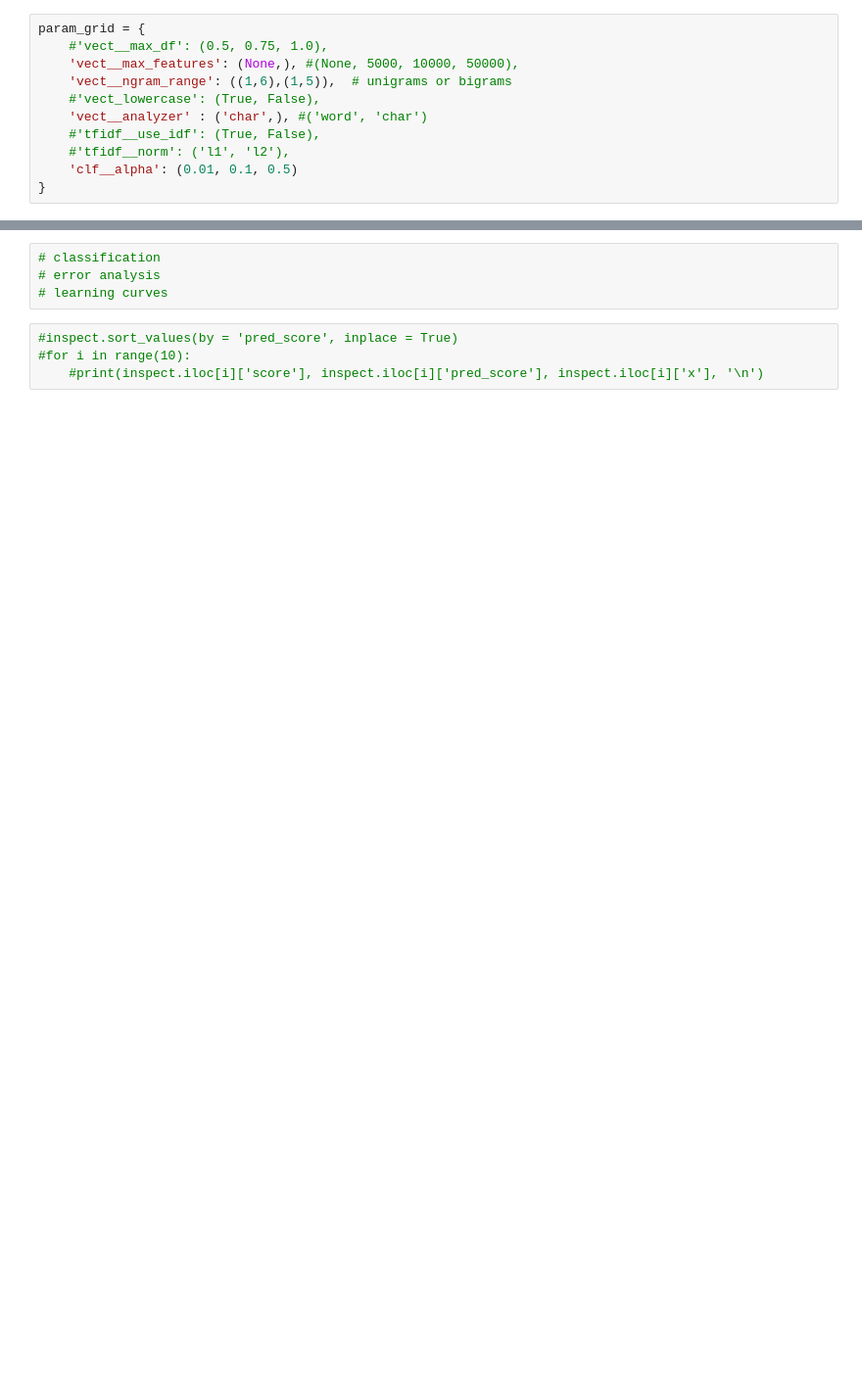
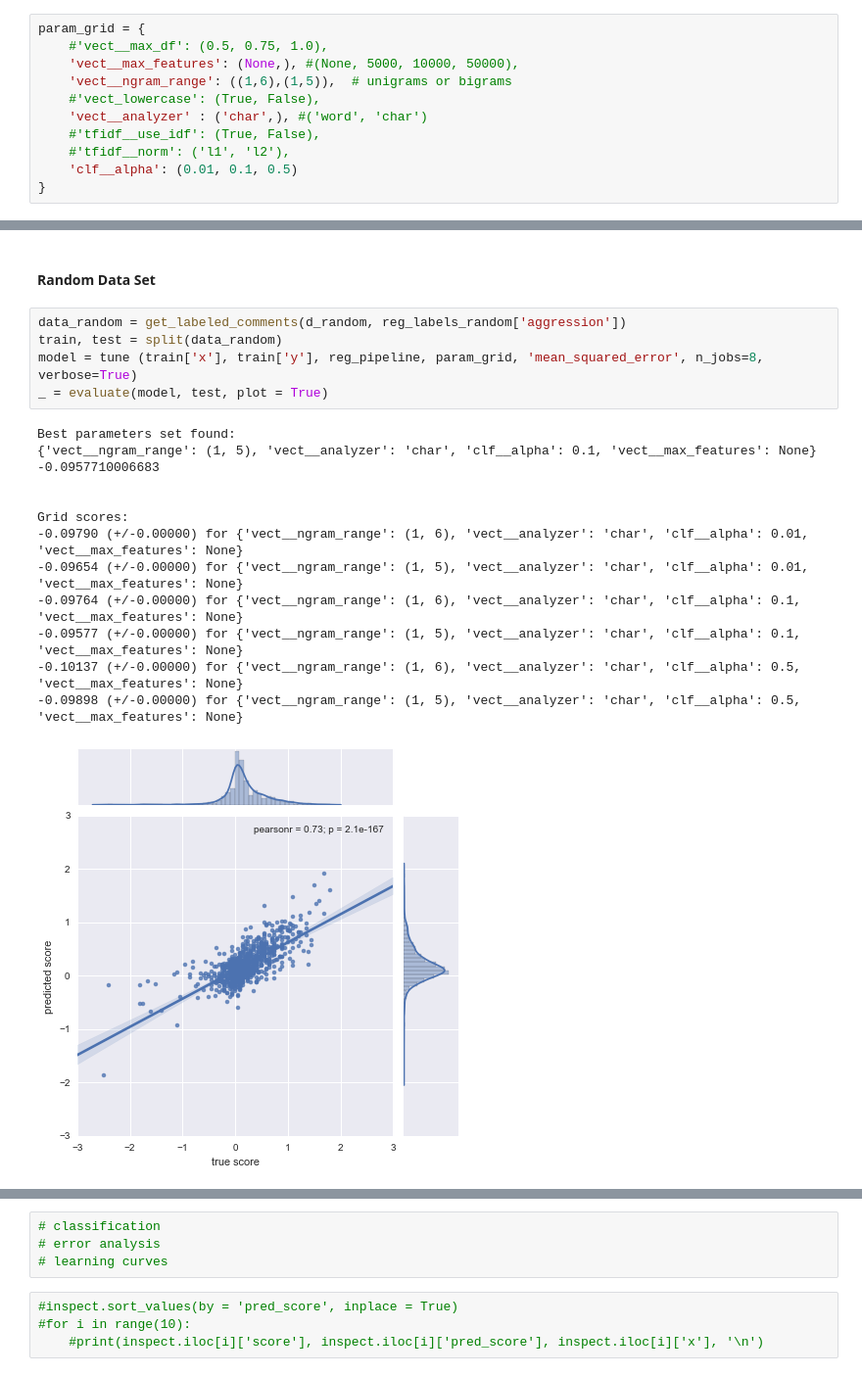
Before and after one commit to ewulczyn/wiki-detox, a Jupyter notebook: wikipedia/src/NGram Models.ipynb, the cells around one changed output, grey strips where cells are left out. Shown: that part at 98% size. Drawn from its saved outputs; the diff is of its cells as text; blank space fills up the shorter version.

```diff
--- a/wikipedia/src/NGram Models.ipynb
+++ b/wikipedia/src/NGram Models.ipynb
@@ -206,0 +169,20 @@ def regress(comments, labels, param_grid, reg_pipeline):
+# %% [markdown]
+#### Random Data Set
+# %%
+data_random = get_labeled_comments(d_random, reg_labels_random['aggression'])
+train, test = split(data_random)
+model = tune (train['x'], train['y'], reg_pipeline, param_grid, 'mean_squared_error', n_jobs=8, verbose=True)
+_ = evaluate(model, test, plot = True)
+# %% [output]
+Best parameters set found:
+{'vect__ngram_range': (1, 5), 'vect__analyzer': 'char', 'clf__alpha': 0.1, 'vect__max_features': None} -0.0957710006683
+
+
+Grid scores:
+-0.09790 (+/-0.00000) for {'vect__ngram_range': (1, 6), 'vect__analyzer': 'char', 'clf__alpha': 0.01, 'vect__max_features': None}
+-0.09654 (+/-0.00000) for {'vect__ngram_range': (1, 5), 'vect__analyzer': 'char', 'clf__alpha': 0.01, 'vect__max_features': None}
+-0.09764 (+/-0.00000) for {'vect__ngram_range': (1, 6), 'vect__analyzer': 'char', 'clf__alpha': 0.1, 'vect__max_features': None}
+-0.09577 (+/-0.00000) for {'vect__ngram_range': (1, 5), 'vect__analyzer': 'char', 'clf__alpha': 0.1, 'vect__max_features': None}
+-0.10137 (+/-0.00000) for {'vect__ngram_range': (1, 6), 'vect__analyzer': 'char', 'clf__alpha': 0.5, 'vect__max_features': None}
+-0.09898 (+/-0.00000) for {'vect__ngram_range': (1, 5), 'vect__analyzer': 'char', 'clf__alpha': 0.5, 'vect__max_features': None}
+[figure, added]
```
Also changed, not shown: parts of 44 cells of this notebook, 1 other file.
